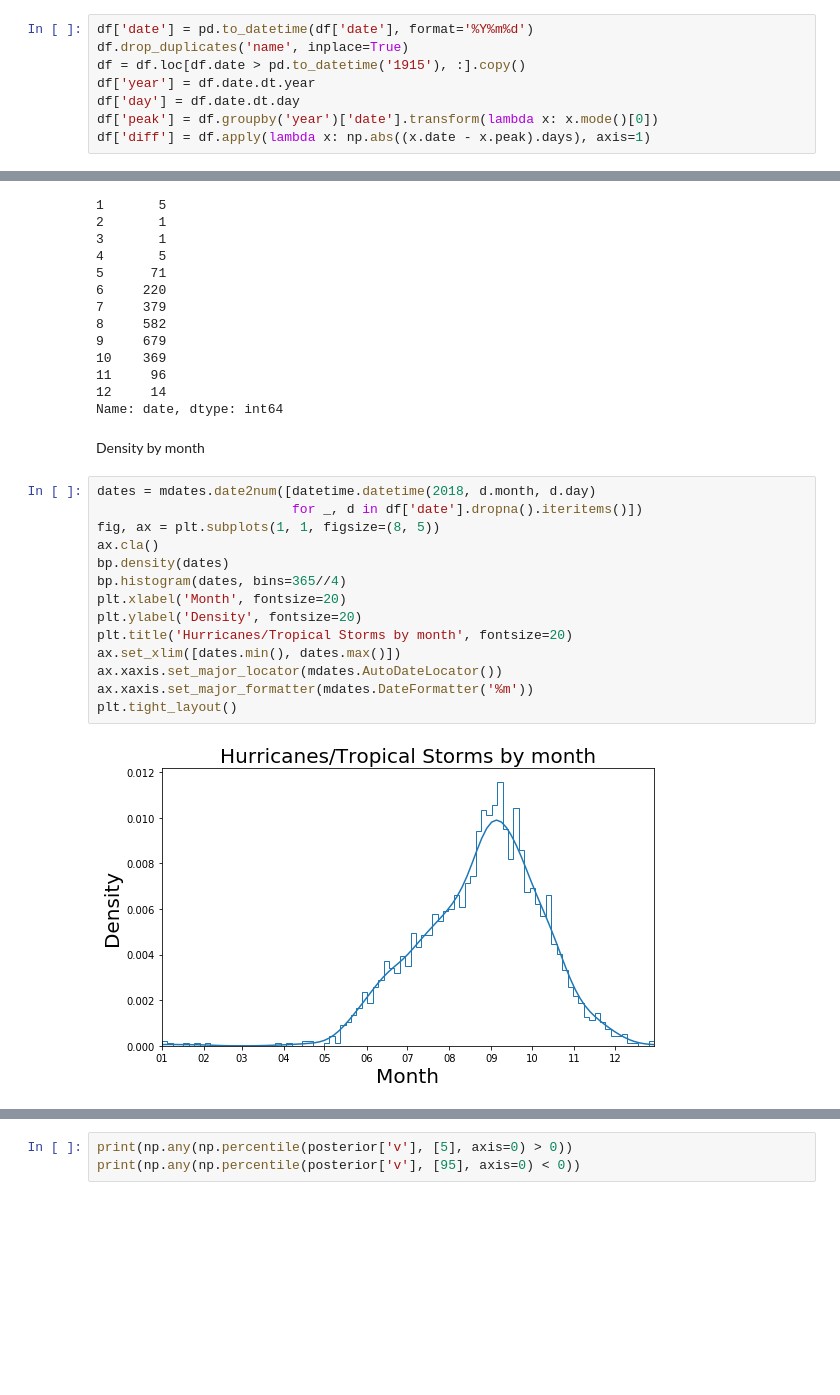
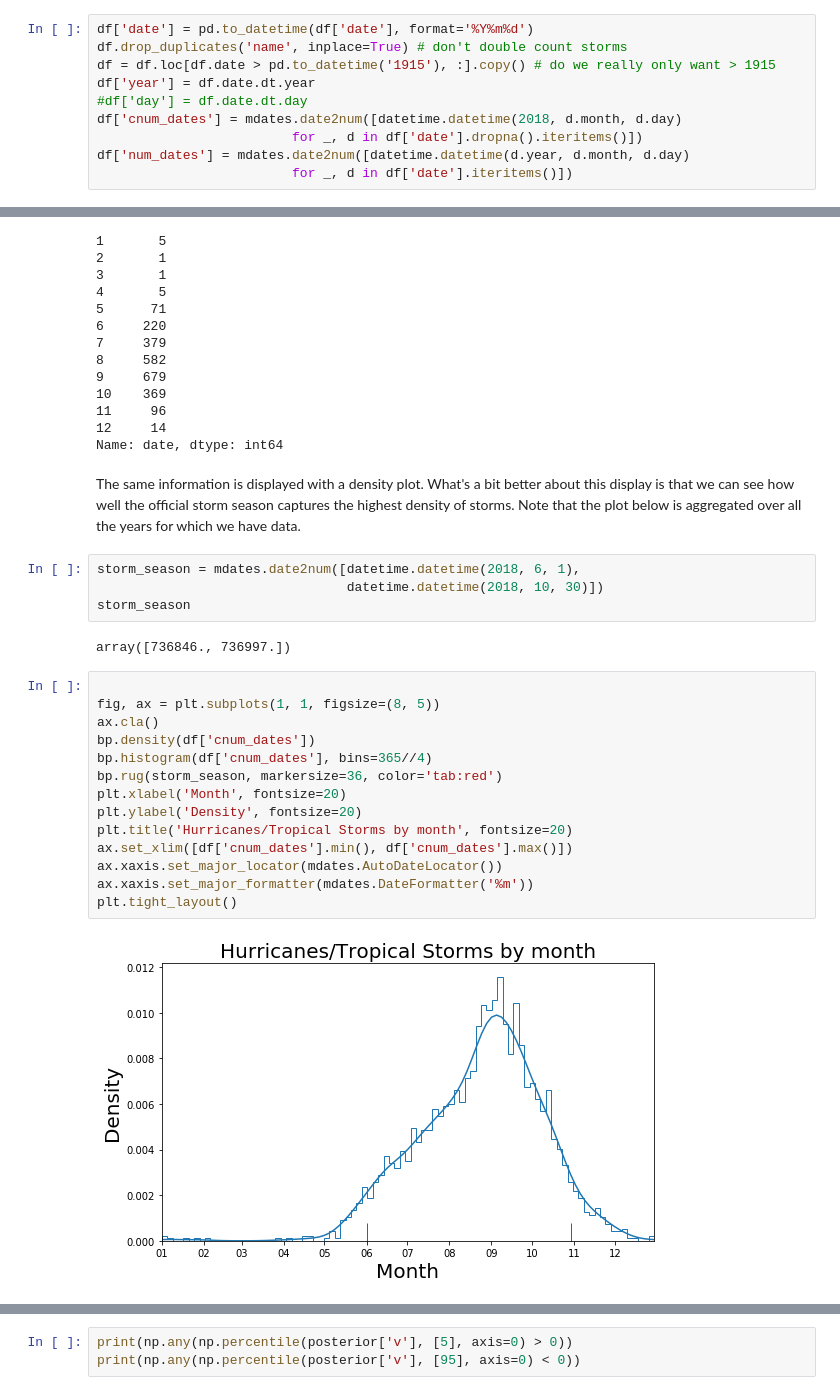
Before and after one commit to roualdes/stormevents, a Jupyter notebook: stormevents.ipynb, the cells around one changed output, grey strips where cells are left out. Saved outputs shown, nothing was run; the diff lists cells and outputs as text; blank space fills up the shorter version.

```diff
--- a/stormevents.ipynb
+++ b/stormevents.ipynb
@@ -24,8 +25,10 @@ df = pd.read_csv('https://raw.githubusercontent.com/roualdes/stormevents/master/
 # %%
 df['date'] = pd.to_datetime(df['date'], format='%Y%m%d')
-df.drop_duplicates('name', inplace=True)
-df = df.loc[df.date > pd.to_datetime('1915'), :].copy()
+df.drop_duplicates('name', inplace=True) # don't double count storms
+df = df.loc[df.date > pd.to_datetime('1915'), :].copy() # do we really only want > 1915
 df['year'] = df.date.dt.year
-df['day'] = df.date.dt.day
-df['peak'] = df.groupby('year')['date'].transform(lambda x: x.mode()[0])
-df['diff'] = df.apply(lambda x: np.abs((x.date - x.peak).days), axis=1)
+#df['day'] = df.date.dt.day
+df['cnum_dates'] = mdates.date2num([datetime.datetime(2018, d.month, d.day)
+                         for _, d in df['date'].dropna().iteritems()])
+df['num_dates'] = mdates.date2num([datetime.datetime(d.year, d.month, d.day)
+                         for _, d in df['date'].iteritems()])
@@ -47,21 +50,27 @@ df['date'].dt.month.value_counts().sort_index()
 11     96
 12     14
 Name: date, dtype: int64
-# %% [markdown]
-Density by month
+# %% [markdown]
+The same information is displayed with a density plot.  What's a bit better about this display is that we can see how well the official storm season captures the highest density of storms.  Note that the plot below is aggregated over all the years for which we have data.
+# %%
+storm_season = mdates.date2num([datetime.datetime(2018, 6, 1),
+                                datetime.datetime(2018, 10, 30)])
+storm_season
+# %% [output]
+array([736846., 736997.])
 # %%
-dates = mdates.date2num([datetime.datetime(2018, d.month, d.day)
-                         for _, d in df['date'].dropna().iteritems()])
+
 fig, ax = plt.subplots(1, 1, figsize=(8, 5))
 ax.cla()
-bp.density(dates)
-bp.histogram(dates, bins=365//4)
+bp.density(df['cnum_dates'])
+bp.histogram(df['cnum_dates'], bins=365//4)
+bp.rug(storm_season, markersize=36, color='tab:red')
 plt.xlabel('Month', fontsize=20)
 plt.ylabel('Density', fontsize=20)
 plt.title('Hurricanes/Tropical Storms by month', fontsize=20)
-ax.set_xlim([dates.min(), dates.max()])
+ax.set_xlim([df['cnum_dates'].min(), df['cnum_dates'].max()])
 ax.xaxis.set_major_locator(mdates.AutoDateLocator())
 ax.xaxis.set_major_formatter(mdates.DateFormatter('%m'))
 plt.tight_layout()
 # %% [output]
-[figure, old version]
+[figure, new version]
```
Also changed, not shown: parts of 54 cells of this notebook, 2 other files.
